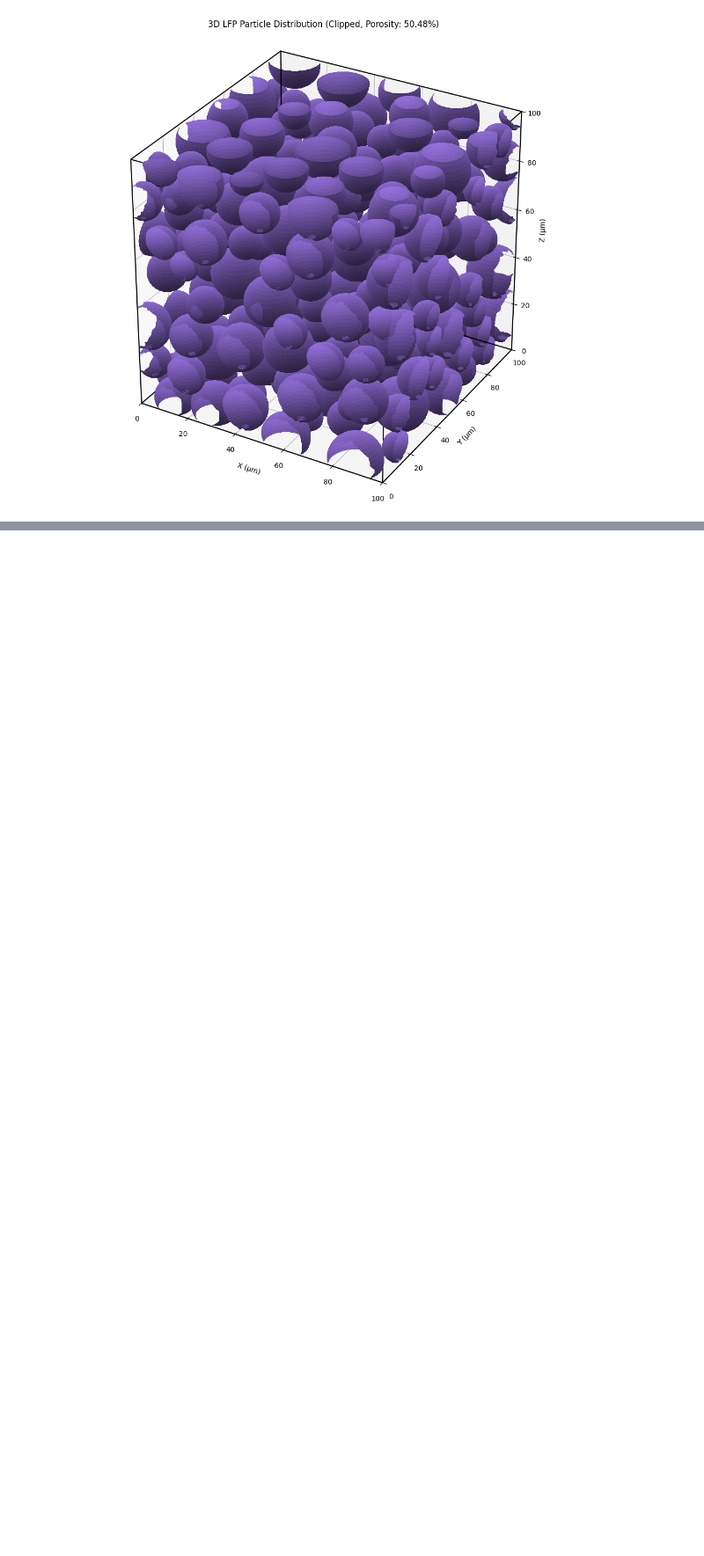
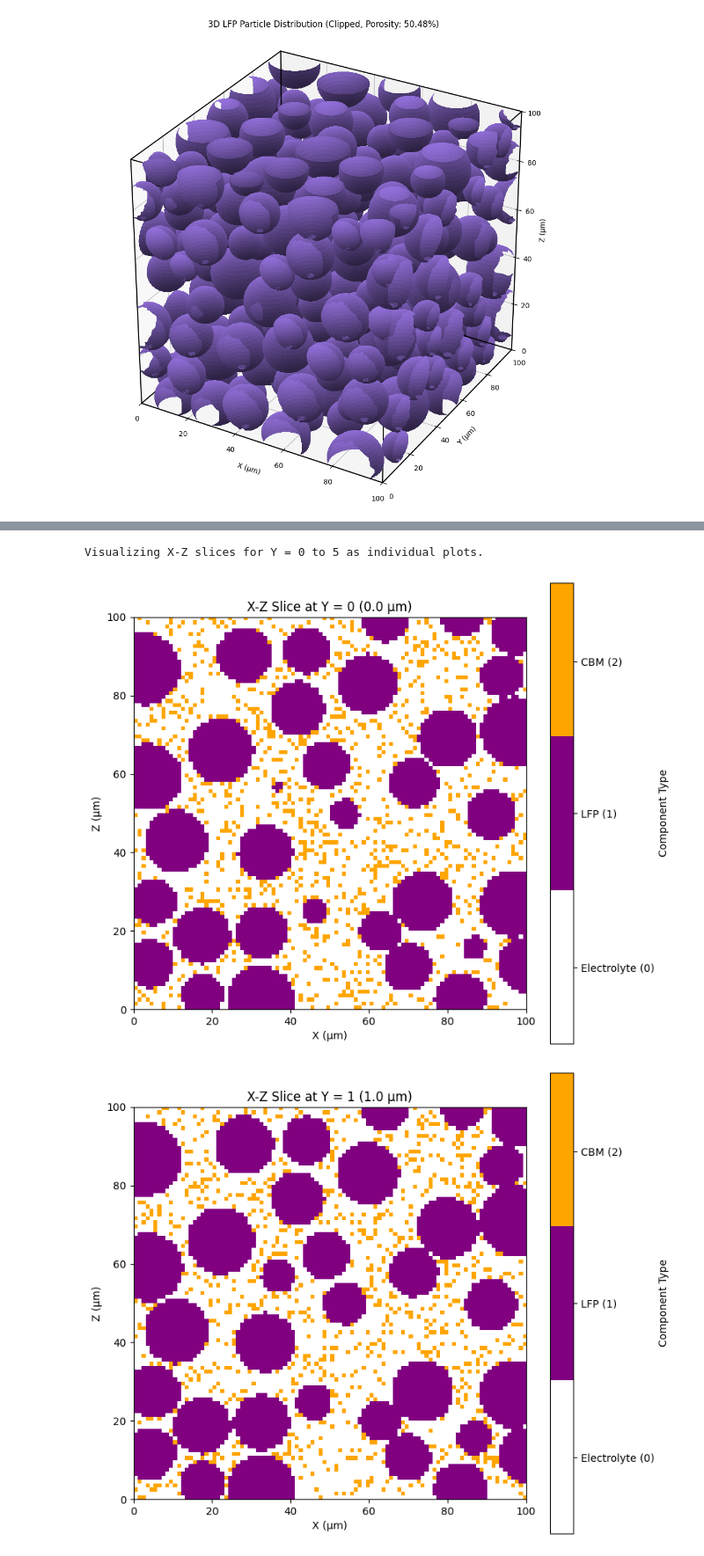
Before and after one commit to gongbububu/gongbububu, a Jupyter notebook: 전극구조모사_CMK.ipynb, the cells around one changed output, grey strips where cells are left out. Shown at 88% size. Saved outputs shown, nothing was run; the diff lists cells and outputs as text; code cells hidden in the pictures; blank space fills up the shorter version.

```diff
--- a/전극구조모사_CMK.ipynb
+++ b/전극구조모사_CMK.ipynb
@@ -2033,0 +2583,68 @@ else:
+# %%
+import matplotlib.pyplot as plt
+import numpy as np
+from matplotlib.colors import ListedColormap
+
+# Define the range of Y slices to visualize
+y_start_slice = 0
+y_end_slice = 5 # Inclusive, so slices from y=0 to y=5
+
+# Ensure the slice range is within the bounds of the data
+H = component_map_3d.shape[1] # Height is the second dimension (Y)
+y_end_slice = min(y_end_slice, H - 1)
+
+# Define a colormap for the components
+# 0: Electrolyte (e.g., White)
+# 1: LFP (e.g., Purple)
+# 2: CBM (e.g., Orange)
+cmap_components = ListedColormap(["#FFFFFF", "#800080", "#FFA500"])
+
+print(f"Visualizing X-Z slices for Y = {y_start_slice} to {y_end_slice} as individual plots.")
+
+# Iterate through the specified Y slices and create a separate plot for each
+for i, y_slice in enumerate(range(y_start_slice, y_end_slice + 1)):
+    # Create a new figure and axes for each slice
+    fig, ax = plt.subplots(figsize=(8, 8)) # Adjust figure size for individual plots
+
+    # Extract the X-Z slice at the current Y level
+    # component_map_3d has shape (D, H, W) -> Z, Y, X
+    xz_slice = component_map_3d[:, y_slice, :] # Slice along the Y dimension
+
+    # Visualize the X-Z slice using imshow
+    # origin='lower' to match typical Cartesian coordinates (X horizontal, Z vertical)
+    # aspect='equal' to ensure correct aspect ratio
+    # extent to label axes in physical units (μm) - Z is vertical, X is horizontal
+    D, H, W = component_map_3d.shape # Get dimensions again for clarity
+
+    x_min_mu = 0 * voxel_size
+    x_max_mu = W * voxel_size # Extent is exclusive at the upper bound
+    z_min_mu = 0 * voxel_size
+    z_max_mu = D * voxel_size # Extent is exclusive at the upper bound
+
+
+    im = ax.imshow(xz_slice, cmap=cmap_components, origin='lower', aspect='equal',
+                   extent=[x_min_mu, x_max_mu, z_min_mu, z_max_mu])
+
+    # Set title and labels for each slice
+    ax.set_title(f'X-Z Slice at Y = {y_slice} ({y_slice * voxel_size:.1f} μm)')
+    ax.set_xlabel('X (μm)')
+    ax.set_ylabel('Z (μm)')
+
+    # Add a colorbar to the figure (optional, but helpful)
+    # Create a dummy scalar mappable for the colorbar associated with this figure
+    sm = plt.cm.ScalarMappable(cmap=cmap_components, norm=plt.Normalize(vmin=0, vmax=2))
+    sm.set_array([]) # Dummy array
+    # Position the colorbar next to the current axes
+    cbar = fig.colorbar(sm, ax=ax, orientation='vertical', shrink=0.8)
+    cbar.set_ticks([0.33, 1, 1.66]) # Position ticks in the middle of color ranges
+    cbar.set_ticklabels(['Electrolyte (0)', 'LFP (1)', 'CBM (2)'])
+    cbar.set_label('Component Type')
+
+    # Ensure tight layout for the individual figure
+    plt.tight_layout()
+    # Display the plot for the current slice
+    plt.show()
+# %% [output]
+Visualizing X-Z slices for Y = 0 to 5 as individual plots.
+[figure, added]
+[figure, added]
```
Also changed, not shown: parts of 16 cells of this notebook.
